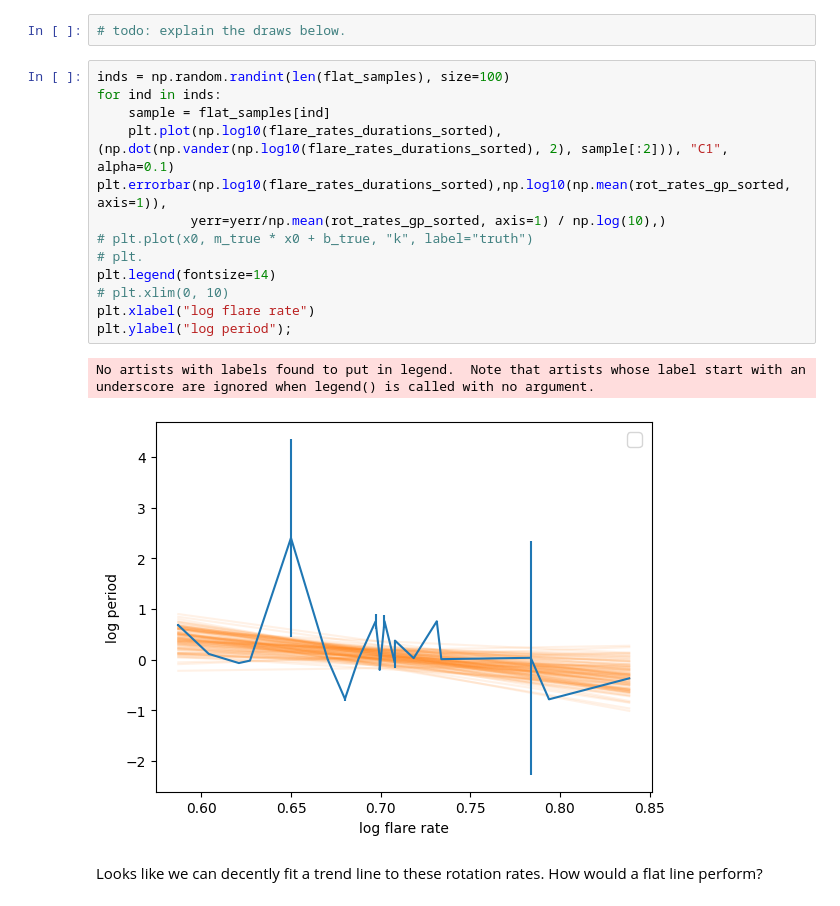
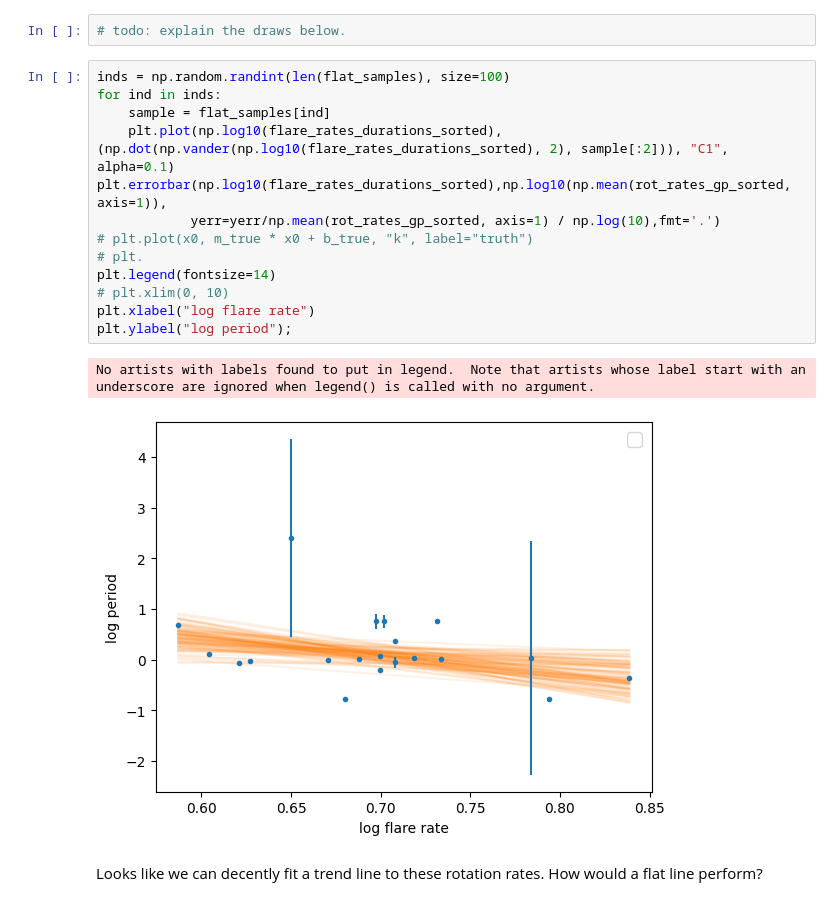
Before and after one commit to spacetelescope/project-tikebook, a Jupyter notebook: notebooks/8-rotation-speeds-pt2/interm_statistics.ipynb, the cells around one changed output. Cells and saved outputs as stored; diff of their text form.

```diff
--- a/notebooks/8-rotation-speeds-pt2/interm_statistics.ipynb
+++ b/notebooks/8-rotation-speeds-pt2/interm_statistics.ipynb
@@ -573,22 +573,22 @@ Loosely, we can plot the error on a single rotation period as the standard devia
 yerr = np.std(rot_rates_gp_sorted, axis=1)
 # %%
 # todo: explain the draws below.
-# %%
-inds = np.random.randint(len(flat_samples), size=100)
-for ind in inds:
-    sample = flat_samples[ind]
-    plt.plot(np.log10(flare_rates_durations_sorted), (np.dot(np.vander(np.log10(flare_rates_durations_sorted), 2), sample[:2])), "C1", alpha=0.1)
-plt.errorbar(np.log10(flare_rates_durations_sorted),np.log10(np.mean(rot_rates_gp_sorted, axis=1)),
-            yerr=yerr/np.mean(rot_rates_gp_sorted, axis=1) / np.log(10),)
-# plt.plot(x0, m_true * x0 + b_true, "k", label="truth")
-# plt.
-plt.legend(fontsize=14)
-# plt.xlim(0, 10)
-plt.xlabel("log flare rate")
-plt.ylabel("log period");
-# %% [output]
-No artists with labels found to put in legend.  Note that artists whose label start with an underscore are ignored when legend() is called with no argument.
-[figure, removed]
+# %%
+inds = np.random.randint(len(flat_samples), size=100)
+for ind in inds:
+    sample = flat_samples[ind]
+    plt.plot(np.log10(flare_rates_durations_sorted), (np.dot(np.vander(np.log10(flare_rates_durations_sorted), 2), sample[:2])), "C1", alpha=0.1)
+plt.errorbar(np.log10(flare_rates_durations_sorted),np.log10(np.mean(rot_rates_gp_sorted, axis=1)),
+            yerr=yerr/np.mean(rot_rates_gp_sorted, axis=1) / np.log(10),fmt='.')
+# plt.plot(x0, m_true * x0 + b_true, "k", label="truth")
+# plt.
+plt.legend(fontsize=14)
+# plt.xlim(0, 10)
+plt.xlabel("log flare rate")
+plt.ylabel("log period");
+# %% [output]
+No artists with labels found to put in legend.  Note that artists whose label start with an underscore are ignored when legend() is called with no argument.
+[figure, added]
 # %% [markdown]
 Looks like we can decently fit a trend line to these rotation rates. How would a flat line perform?
 # %%
```
Also changed, not shown: parts of 1 cell of this notebook.
